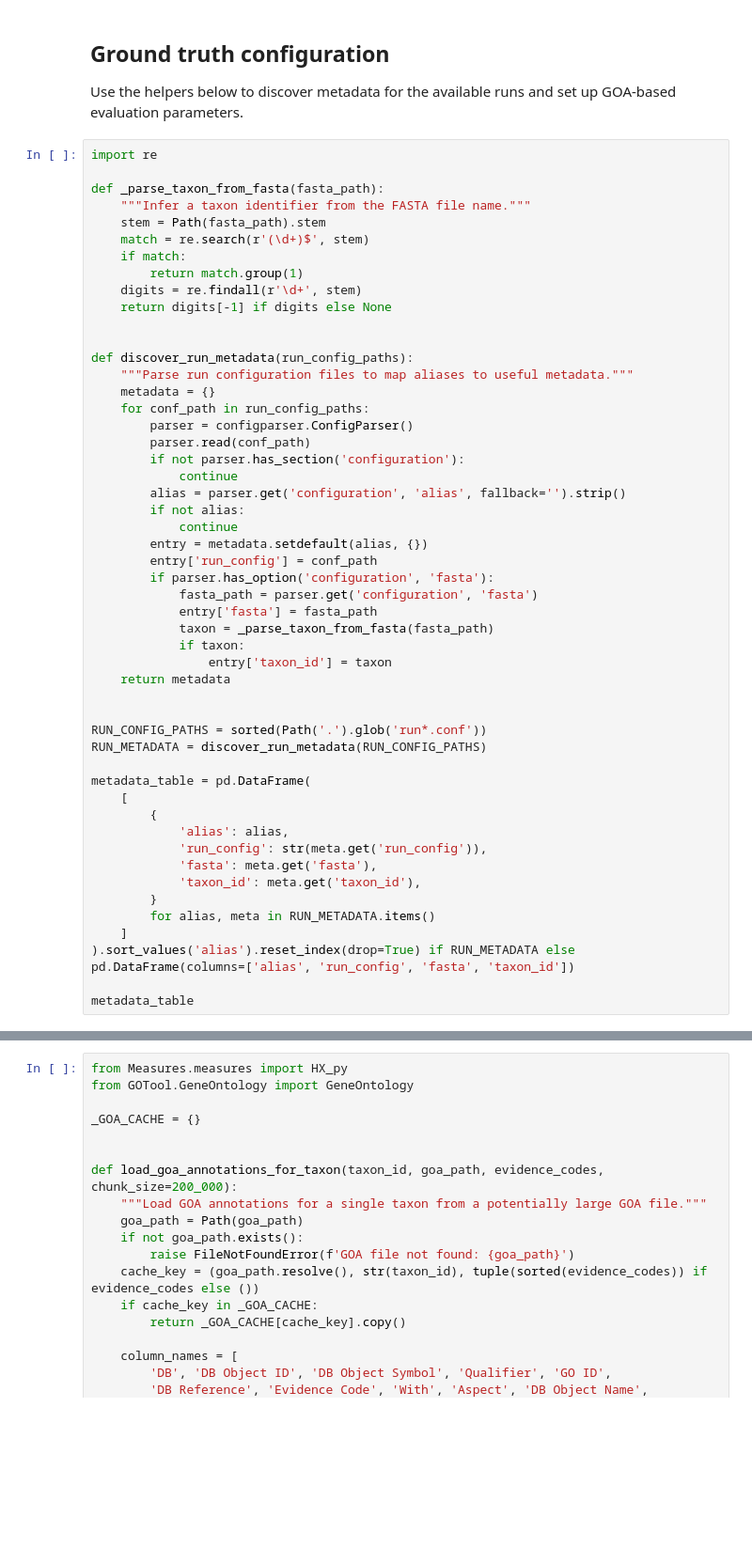
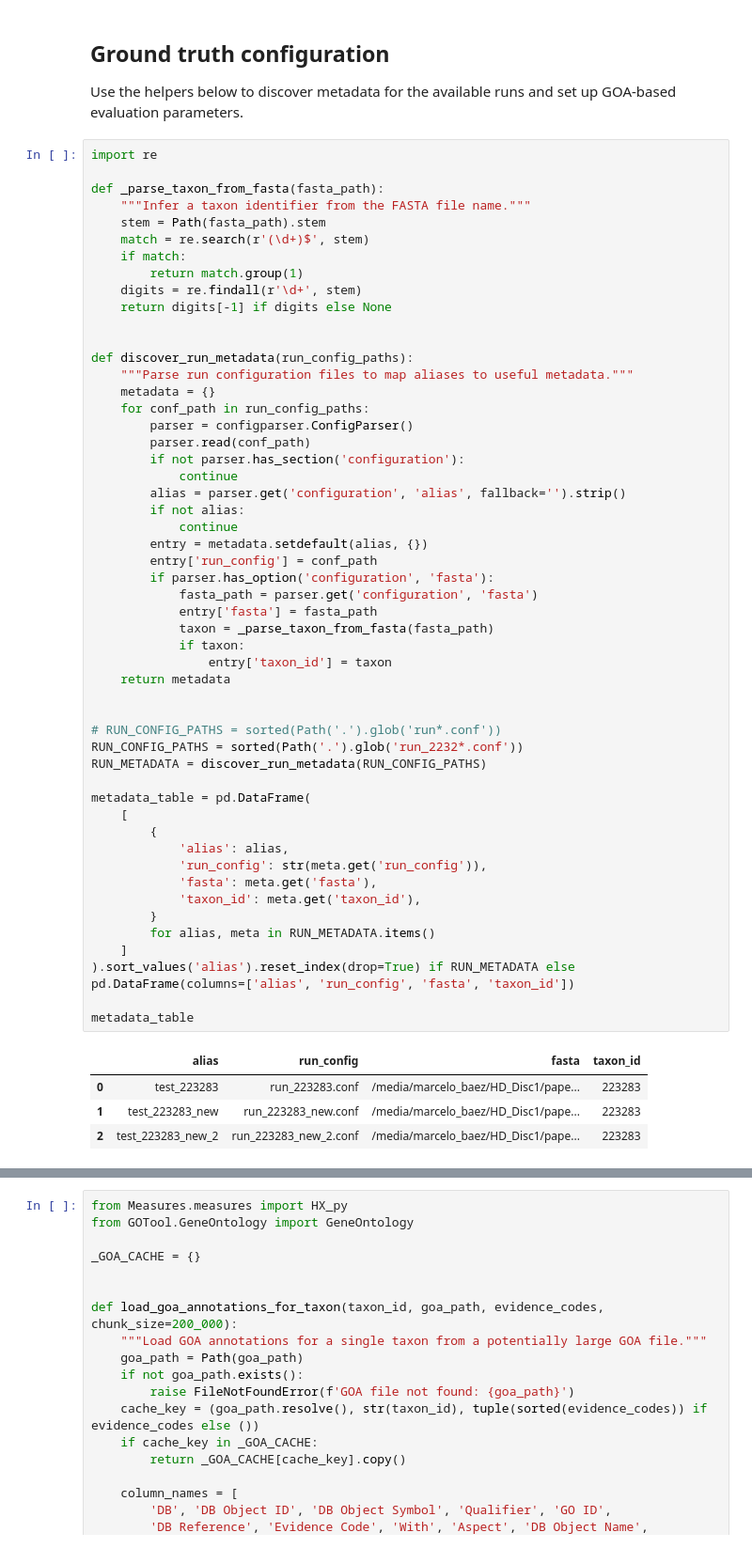
Before and after one commit to paccanarolab/S2F, a Jupyter notebook: performance_analysis.ipynb, the cells around one changed output, grey strips where cells are left out. Shown at 94% size. Cells and saved outputs as stored; diff of their text form; blank space fills up the shorter version.

```diff
--- a/performance_analysis.ipynb
+++ b/performance_analysis.ipynb
@@ -291,34 +288,40 @@ def discover_run_metadata(run_config_paths):
             continue
         alias = parser.get('configuration', 'alias', fallback='').strip()
         if not alias:
             continue
         entry = metadata.setdefault(alias, {})
         entry['run_config'] = conf_path
         if parser.has_option('configuration', 'fasta'):
             fasta_path = parser.get('configuration', 'fasta')
             entry['fasta'] = fasta_path
             taxon = _parse_taxon_from_fasta(fasta_path)
             if taxon:
                 entry['taxon_id'] = taxon
     return metadata
 
 
-RUN_CONFIG_PATHS = sorted(Path('.').glob('run*.conf'))
+# RUN_CONFIG_PATHS = sorted(Path('.').glob('run*.conf'))
+RUN_CONFIG_PATHS = sorted(Path('.').glob('run_2232*.conf'))
 RUN_METADATA = discover_run_metadata(RUN_CONFIG_PATHS)
 
 metadata_table = pd.DataFrame(
     [
         {
             'alias': alias,
             'run_config': str(meta.get('run_config')),
             'fasta': meta.get('fasta'),
             'taxon_id': meta.get('taxon_id'),
         }
         for alias, meta in RUN_METADATA.items()
     ]
 ).sort_values('alias').reset_index(drop=True) if RUN_METADATA else pd.DataFrame(columns=['alias', 'run_config', 'fasta', 'taxon_id'])
 
 metadata_table
+# %% [output]
+|  | alias | run_config | fasta | taxon_id |
+| 0 | test_223283 | run_223283.conf | /media/marcelo_baez/HD_Disc1/pape... | 223283 |
+| 1 | test_223283_new | run_223283_new.conf | /media/marcelo_baez/HD_Disc1/pape... | 223283 |
+| 2 | test_223283_new_2 | run_223283_new_2.conf | /media/marcelo_baez/HD_Disc1/pape... | 223283 |
 # %%
 DEFAULT_EVIDENCE_CODES = [
     code.strip()
```
Also changed, not shown: parts of 16 cells of this notebook.
